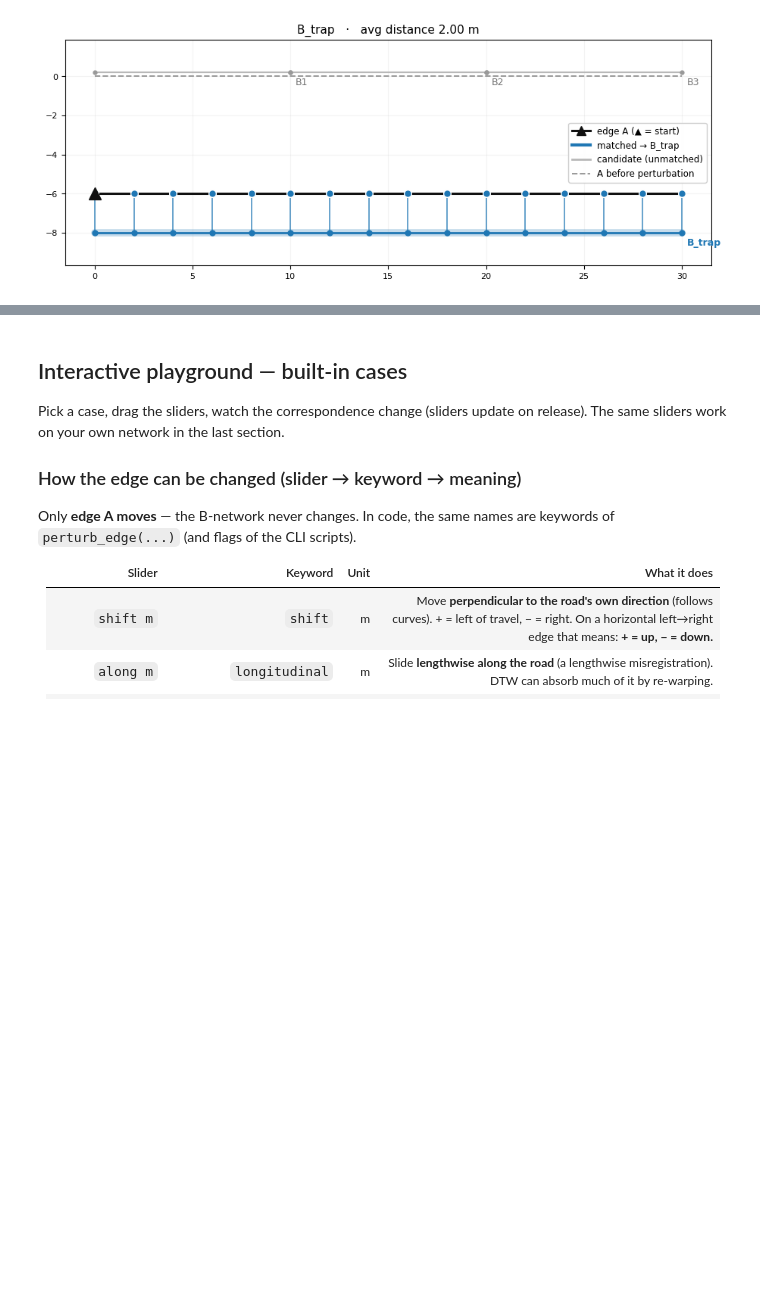
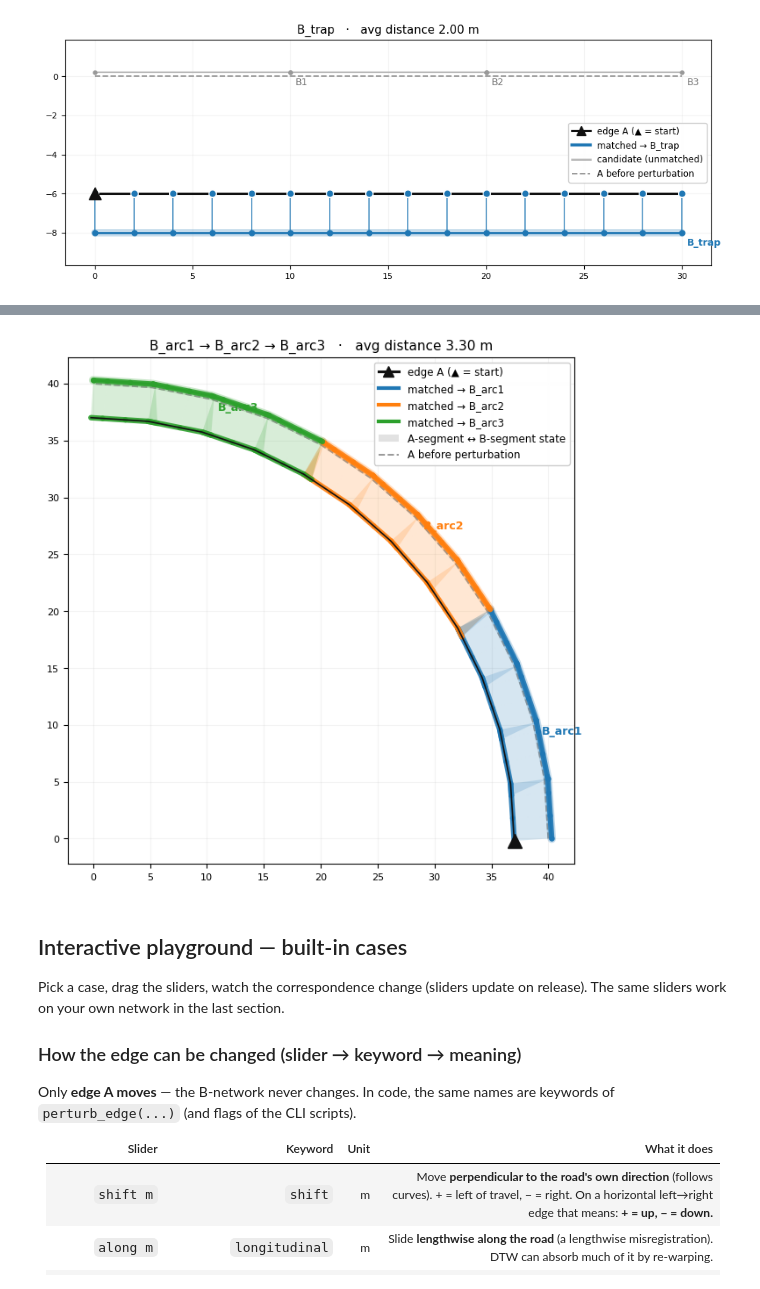
Before and after one commit to Khoshkhah/network-matching, a Jupyter notebook: notebooks/graph_dtw_playground.ipynb, the cells around one changed output, grey strips where cells are left out. Saved outputs shown, nothing was run; the diff lists cells and outputs as text; code cells hidden in the pictures; blank space fills up the shorter version.

```diff
--- a/notebooks/graph_dtw_playground.ipynb
+++ b/notebooks/graph_dtw_playground.ipynb
@@ -142,3 +179,12 @@ plt.show()
+# %%
+sc = get_scenario("curve")
+A = perturb_edge(sc["coords_a"], shift=3)
+res = match_edge_to_bgraph(A.tolist(), sc["b_edges"], emission="segment", debug=True,
+                           **sc["defaults"])
+draw_match(A, sc["b_edges"], res, original_a=sc["coords_a"])
+plt.show()
+# %% [output]
+[figure, added]
 # %% [markdown]
 ## Interactive playground — built-in cases
 
```
Also changed, not shown: parts of 3 cells of this notebook.
